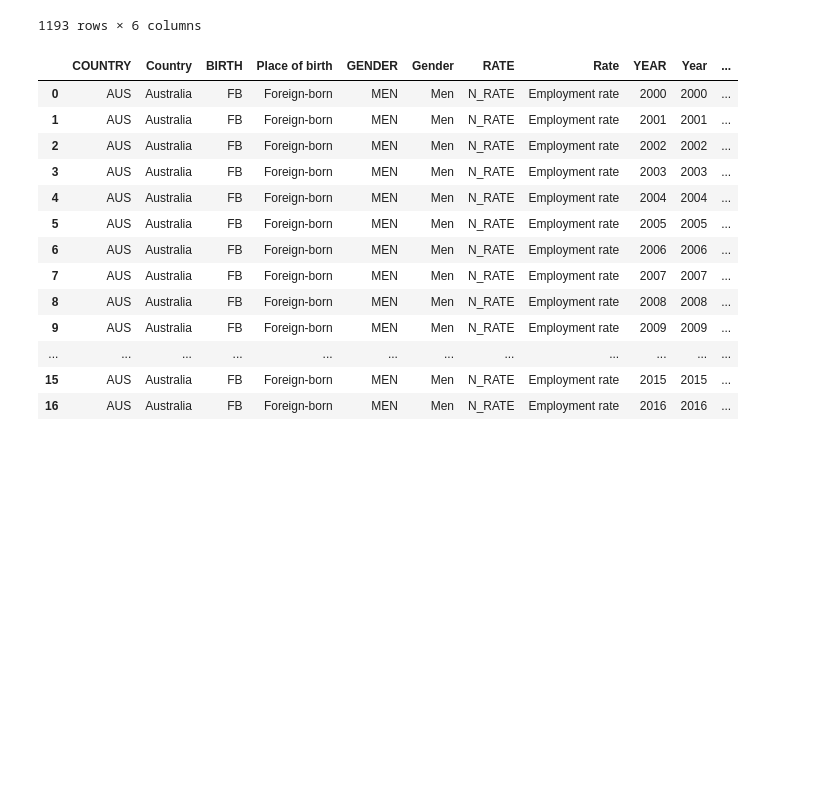
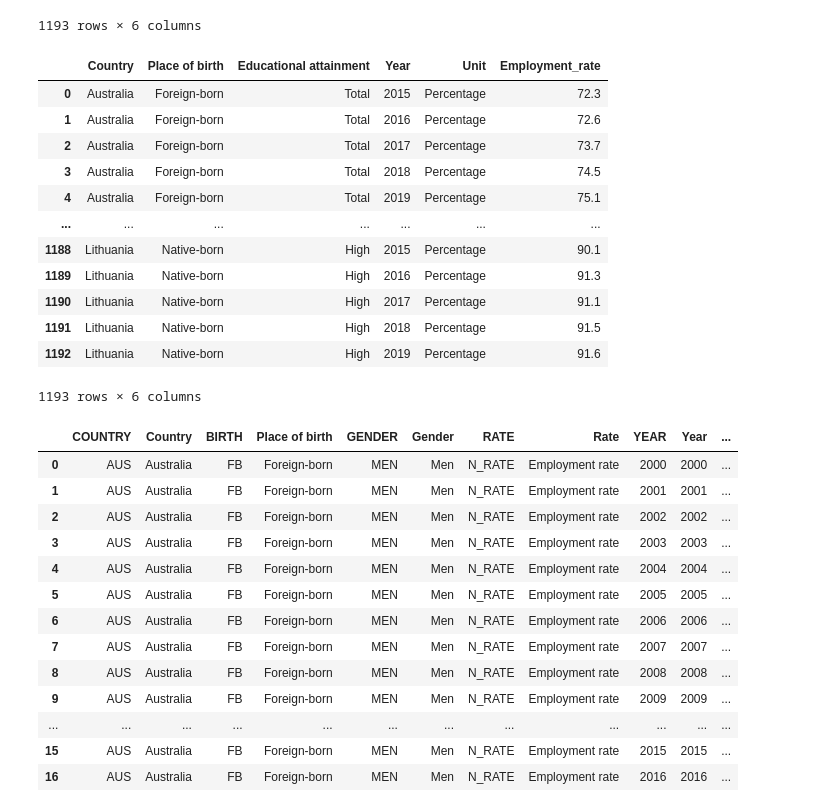
Before and after one commit to sergioabz/mid_project, a Jupyter notebook: notebooks/midbootcamp_project.ipynb, the cells around one changed output. Saved outputs shown, nothing was run; the diff lists cells and outputs as text; code cells hidden in the pictures; blank space fills up the shorter version.

```diff
--- a/notebooks/midbootcamp_project.ipynb
+++ b/notebooks/midbootcamp_project.ipynb
@@ -461,6 +526,23 @@ data1
 | 1191 | Lithuania | Native-born | High | 2018 | Percentage | 91.5 |
 | 1192 | Lithuania | Native-born | High | 2019 | Percentage | 91.6 |
 1193 rows × 6 columns
+# %%
+data1.rename(columns={'Value': 'Employment_rate'}, inplace=True)
+data1
+# %% [output]
+|  | Country | Place of birth | Educational attainment | Year | Unit | Employment_rate |
+| 0 | Australia | Foreign-born | Total | 2015 | Percentage | 72.3 |
+| 1 | Australia | Foreign-born | Total | 2016 | Percentage | 72.6 |
+| 2 | Australia | Foreign-born | Total | 2017 | Percentage | 73.7 |
+| 3 | Australia | Foreign-born | Total | 2018 | Percentage | 74.5 |
+| 4 | Australia | Foreign-born | Total | 2019 | Percentage | 75.1 |
+| ... | ... | ... | ... | ... | ... | ... |
+| 1188 | Lithuania | Native-born | High | 2015 | Percentage | 90.1 |
+| 1189 | Lithuania | Native-born | High | 2016 | Percentage | 91.3 |
+| 1190 | Lithuania | Native-born | High | 2017 | Percentage | 91.1 |
+| 1191 | Lithuania | Native-born | High | 2018 | Percentage | 91.5 |
+| 1192 | Lithuania | Native-born | High | 2019 | Percentage | 91.6 |
+1193 rows × 6 columns
 # %%
 data2 = pd.read_csv('../data/raw/MIG_NUP_RATES_GENDER_28092023210223162.csv')
 data2.head(20)
```
Also changed, not shown: parts of 41 cells of this notebook.
